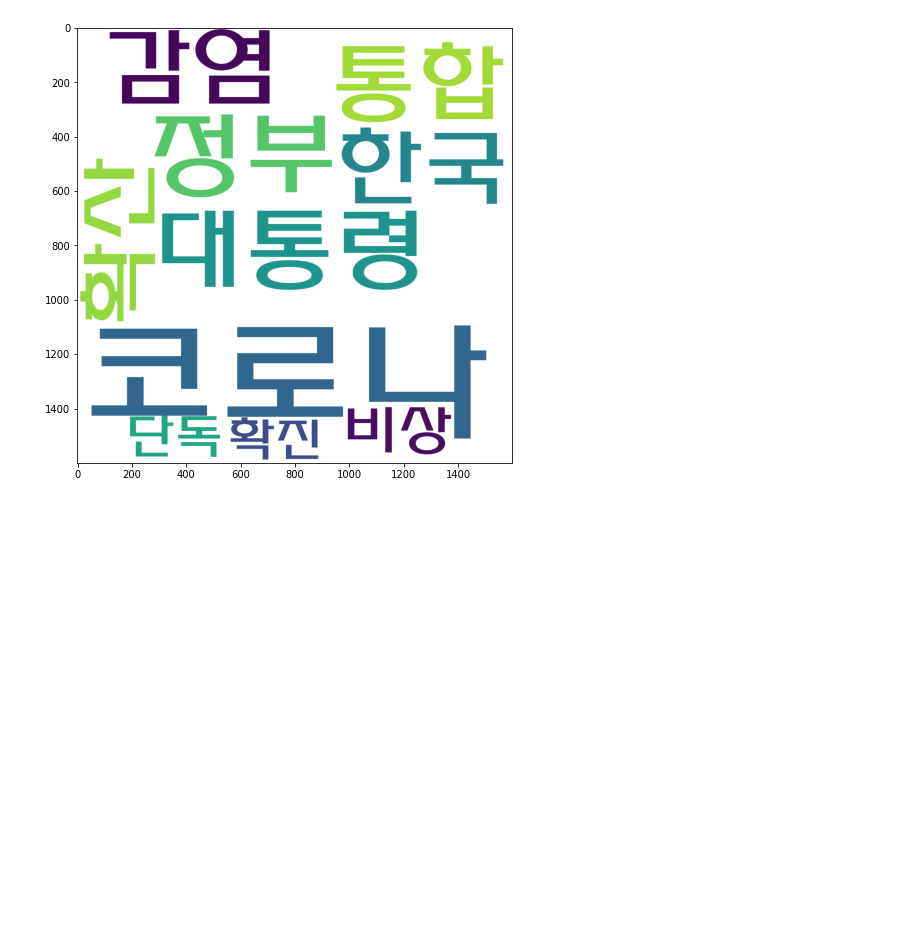
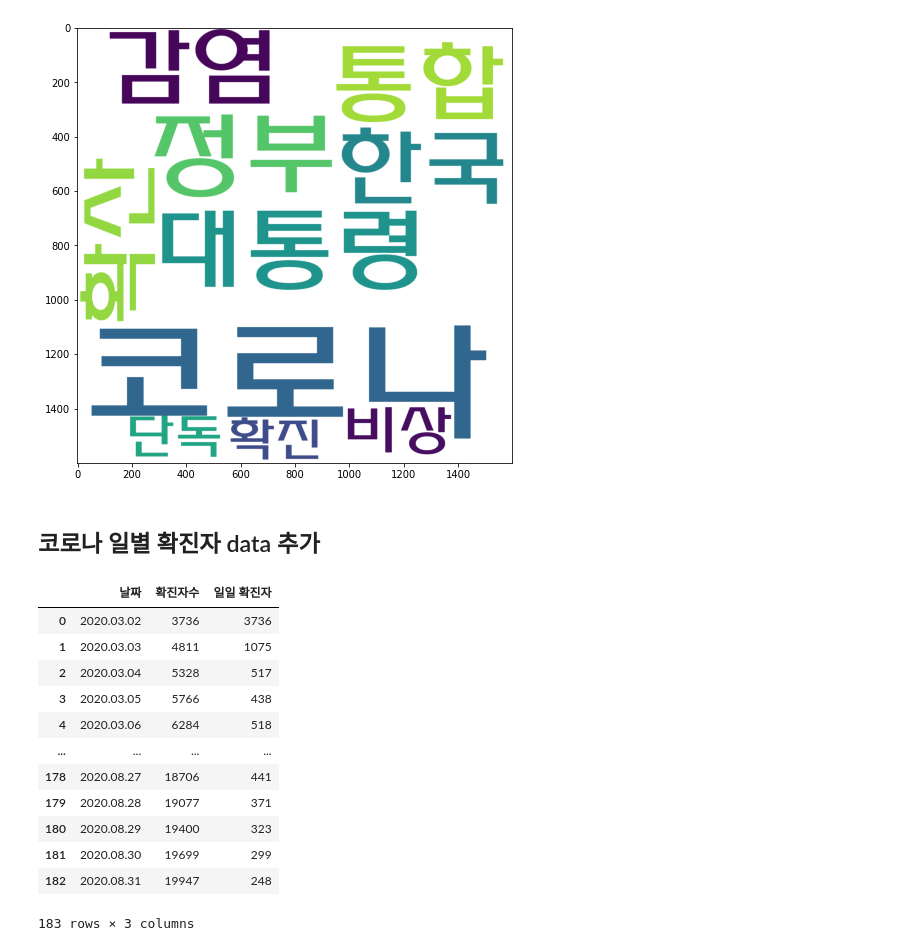
Before and after one commit to Hyun-Jun-Lee/News_Analysis, a Jupyter notebook: text_analysist.ipynb, the cells around one changed output. Drawn from its saved outputs; the diff is of its cells as text; code cells hidden in the pictures; blank space fills up the shorter version.

Commit message:
add covid data

```diff
--- a/text_analysist.ipynb
+++ b/text_analysist.ipynb
@@ -200,3 +206,22 @@ plt.imshow(gen)
 # %% [output]
 <matplotlib.image.AxesImage at 0x...>
 [figure]
+# %% [markdown]
+## 코로나 일별 확진자 data 추가
+# %%
+covid = pd.read_csv('/content/drive/MyDrive/전국코로나확진자추이.csv',encoding='cp949')
+covid
+# %% [output]
+|  | 날짜 | 확진자수 | 일일 확진자 |
+| 0 | 2020.03.02 | 3736 | 3736 |
+| 1 | 2020.03.03 | 4811 | 1075 |
+| 2 | 2020.03.04 | 5328 | 517 |
+| 3 | 2020.03.05 | 5766 | 438 |
+| 4 | 2020.03.06 | 6284 | 518 |
+| ... | ... | ... | ... |
+| 178 | 2020.08.27 | 18706 | 441 |
+| 179 | 2020.08.28 | 19077 | 371 |
+| 180 | 2020.08.29 | 19400 | 323 |
+| 181 | 2020.08.30 | 19699 | 299 |
+| 182 | 2020.08.31 | 19947 | 248 |
+183 rows × 3 columns
```
Also changed, not shown: parts of 1 cell of this notebook.
